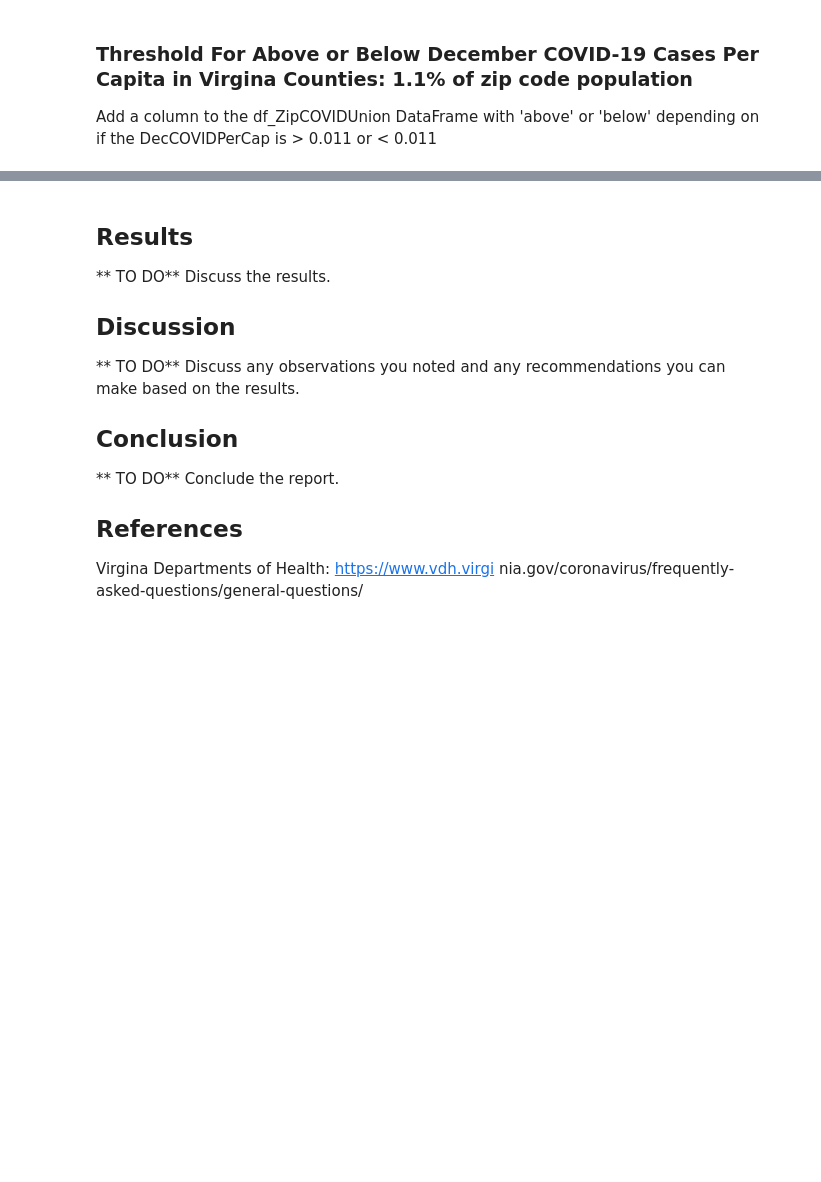
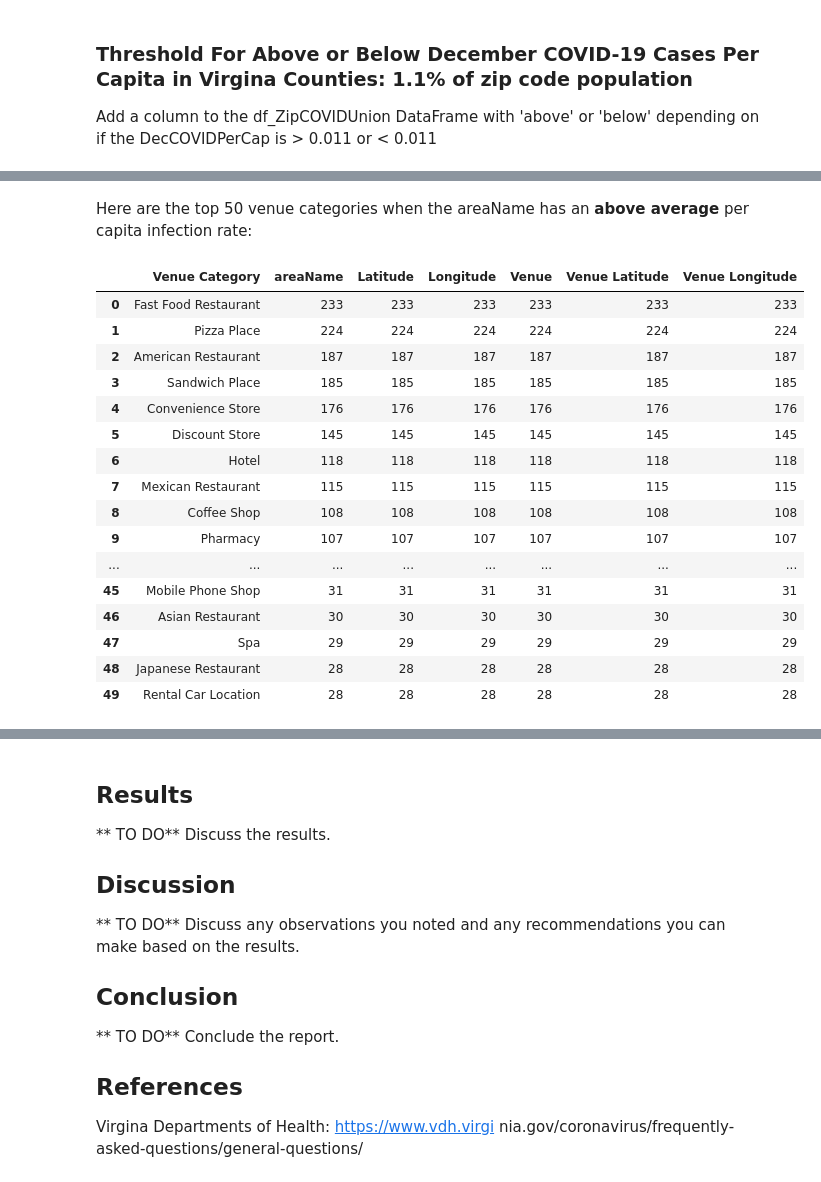
Before and after one commit to hdmcspadden/Virginia_Covid_Trending_Venues, a Jupyter notebook: Trending_Venues_in_Virginia_COVID-19_Hot_Spot_Zip_Codes.ipynb, the cells around one changed output, grey strips where cells are left out. Drawn from its saved outputs; the diff is of its cells as text; code cells hidden in the pictures; blank space fills up the shorter version.

```diff
--- a/Trending_Venues_in_Virginia_COVID-19_Hot_Spot_Zip_Codes.ipynb
+++ b/Trending_Venues_in_Virginia_COVID-19_Hot_Spot_Zip_Codes.ipynb
@@ -403,0 +431,39 @@ I will explore FourSquare trending venues by Virginia zip code. I will merge the
+# %%
+explore_venues_list = []
+
+for name, lat, lng in zip(names, latitudes, longitudes):
+
+    # create the API request URL
+    explore_url = 'https://api.foursquare.com/v2/venues/explore?&client_id={}&client_secret={}&v={}&ll={},{}&radius={}&limit={}'.format(
+            CLIENT_ID,
+            CLIENT_SECRET,
+            VERSION,
+            lat,
+            lng,
+            radius,
+            LIMIT)
+
+    try:
+        # make the GET request
+        explore_results = requests.get(explore_url).json()["response"]['groups'][0]['items']
+
+        # return only relevant information for each nearby venue
+        explore_venues_list.append([(
+            name,
+            lat,
+            lng,
+            v['venue']['name'],
+            v['venue']['location']['lat'],
+            v['venue']['location']['lng'],
+            v['venue']['categories'][0]['name']) for v in explore_results])
+    except:
+        explore_venues_list.append([('NaN','NaN','NaN','NaN','NaN','NaN','NaN')])
+# %%
+nearby_venues = pd.DataFrame([item for explore_venues_list in explore_venues_list for item in explore_venues_list])
+nearby_venues.columns = ['areaName',
+                  'Latitude',
+                  'Longitude',
+                  'Venue',
+                  'Venue Latitude',
+                  'Venue Longitude',
+                  'Venue Category']
@@ -403,0 +574,24 @@ I will explore FourSquare trending venues by Virginia zip code. I will merge the
+# %% [markdown]
+Here are the top 50 venue categories when the areaName has an **above average** per capita infection rate:
+# %%
+df_topVenuesAbove = nearby_venues[nearby_venues['areaName'].isin(df_ZipsToUse[df_ZipsToUse['aboveorbelow'] == 'above']['areaName'])].groupby('Venue Category').count().sort_values(by='areaName', ascending=False).head(50)
+df_topVenuesAbove.reset_index(inplace=True)
+df_topVenuesAbove.head(50)
+# %% [output]
+|  | Venue Category | areaName | Latitude | Longitude | Venue | Venue Latitude | Venue Longitude |
+| 0 | Fast Food Restaurant | 233 | 233 | 233 | 233 | 233 | 233 |
+| 1 | Pizza Place | 224 | 224 | 224 | 224 | 224 | 224 |
+| 2 | American Restaurant | 187 | 187 | 187 | 187 | 187 | 187 |
+| 3 | Sandwich Place | 185 | 185 | 185 | 185 | 185 | 185 |
+| 4 | Convenience Store | 176 | 176 | 176 | 176 | 176 | 176 |
+| 5 | Discount Store | 145 | 145 | 145 | 145 | 145 | 145 |
+| 6 | Hotel | 118 | 118 | 118 | 118 | 118 | 118 |
+| 7 | Mexican Restaurant | 115 | 115 | 115 | 115 | 115 | 115 |
+| 8 | Coffee Shop | 108 | 108 | 108 | 108 | 108 | 108 |
+| 9 | Pharmacy | 107 | 107 | 107 | 107 | 107 | 107 |
+| ... | ... | ... | ... | ... | ... | ... | ... |
+| 45 | Mobile Phone Shop | 31 | 31 | 31 | 31 | 31 | 31 |
+| 46 | Asian Restaurant | 30 | 30 | 30 | 30 | 30 | 30 |
+| 47 | Spa | 29 | 29 | 29 | 29 | 29 | 29 |
+| 48 | Japanese Restaurant | 28 | 28 | 28 | 28 | 28 | 28 |
+| 49 | Rental Car Location | 28 | 28 | 28 | 28 | 28 | 28 |
```
Also changed, not shown: parts of 20 cells of this notebook.
